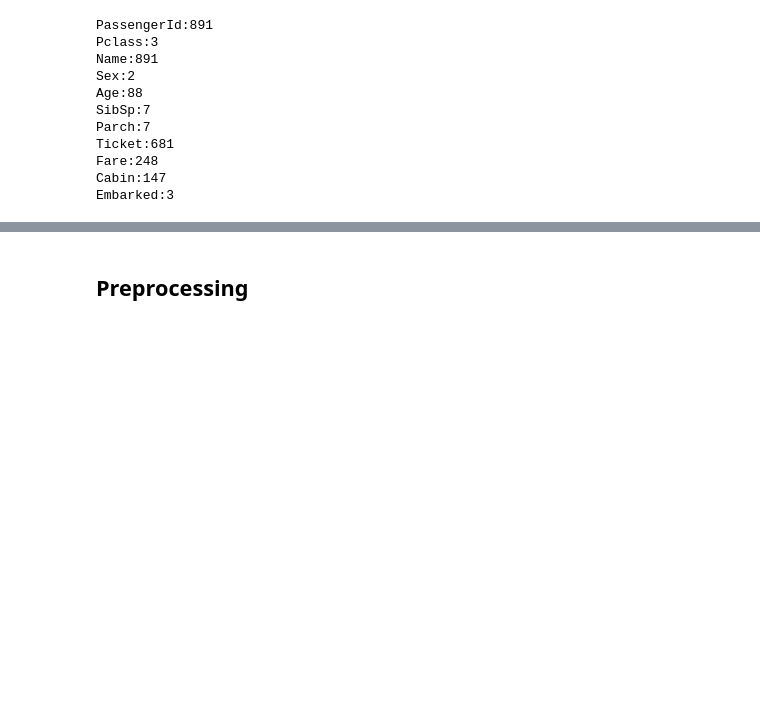
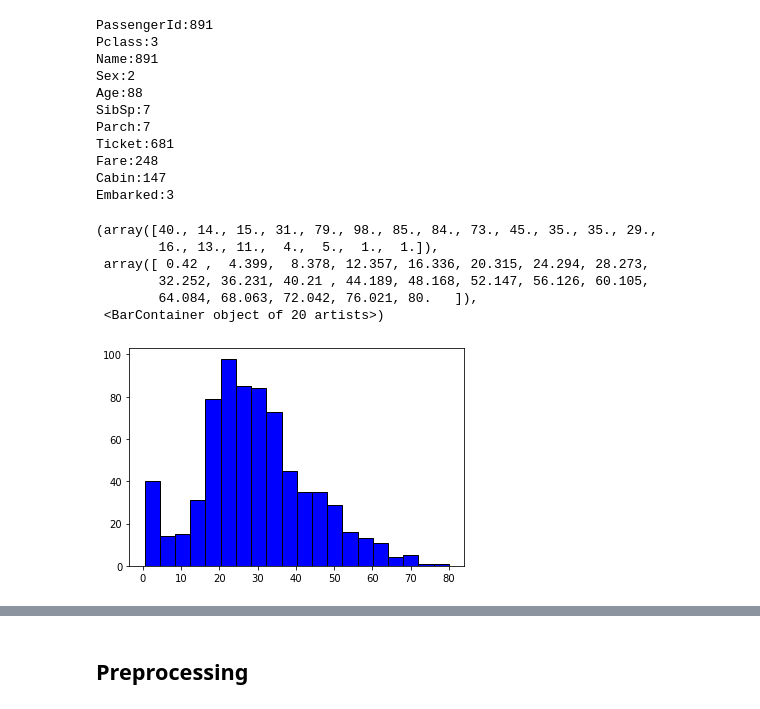
Before and after one commit to mrsalty/notebooks, a Jupyter notebook: titanic-machine-learning-from-disaster.ipynb, the cells around one changed output, grey strips where cells are left out. Drawn from its saved outputs; the diff is of its cells as text; code cells hidden in the pictures; blank space fills up the shorter version.

```diff
--- a/titanic-machine-learning-from-disaster.ipynb
+++ b/titanic-machine-learning-from-disaster.ipynb
@@ -99,3 +111,14 @@ Ticket:681
 Fare:248
 Cabin:147
 Embarked:3
+# %%
+# age  distribution
+plt.hist(X_train['Age'], color = 'blue', edgecolor = 'black', bins = 20)
+# %% [output]
+(array([40., 14., 15., 31., 79., 98., 85., 84., 73., 45., 35., 35., 29.,
+        16., 13., 11.,  4.,  5.,  1.,  1.]),
+ array([ 0.42 ,  4.399,  8.378, 12.357, 16.336, 20.315, 24.294, 28.273,
+        32.252, 36.231, 40.21 , 44.189, 48.168, 52.147, 56.126, 60.105,
+        64.084, 68.063, 72.042, 76.021, 80.   ]),
+ <BarContainer object of 20 artists>)
+[figure, added]
```
Also changed, not shown: parts of 21 cells of this notebook.
